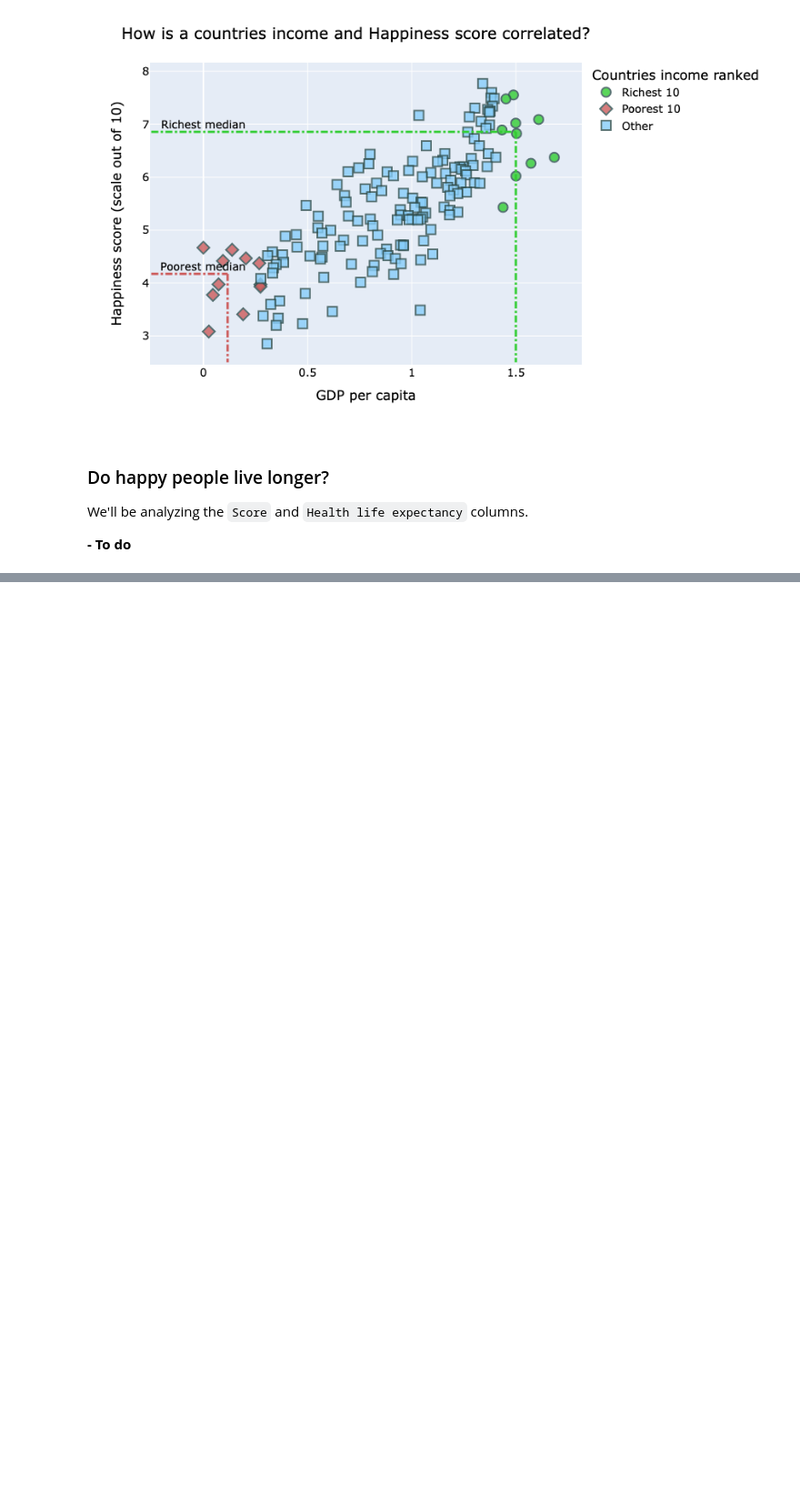
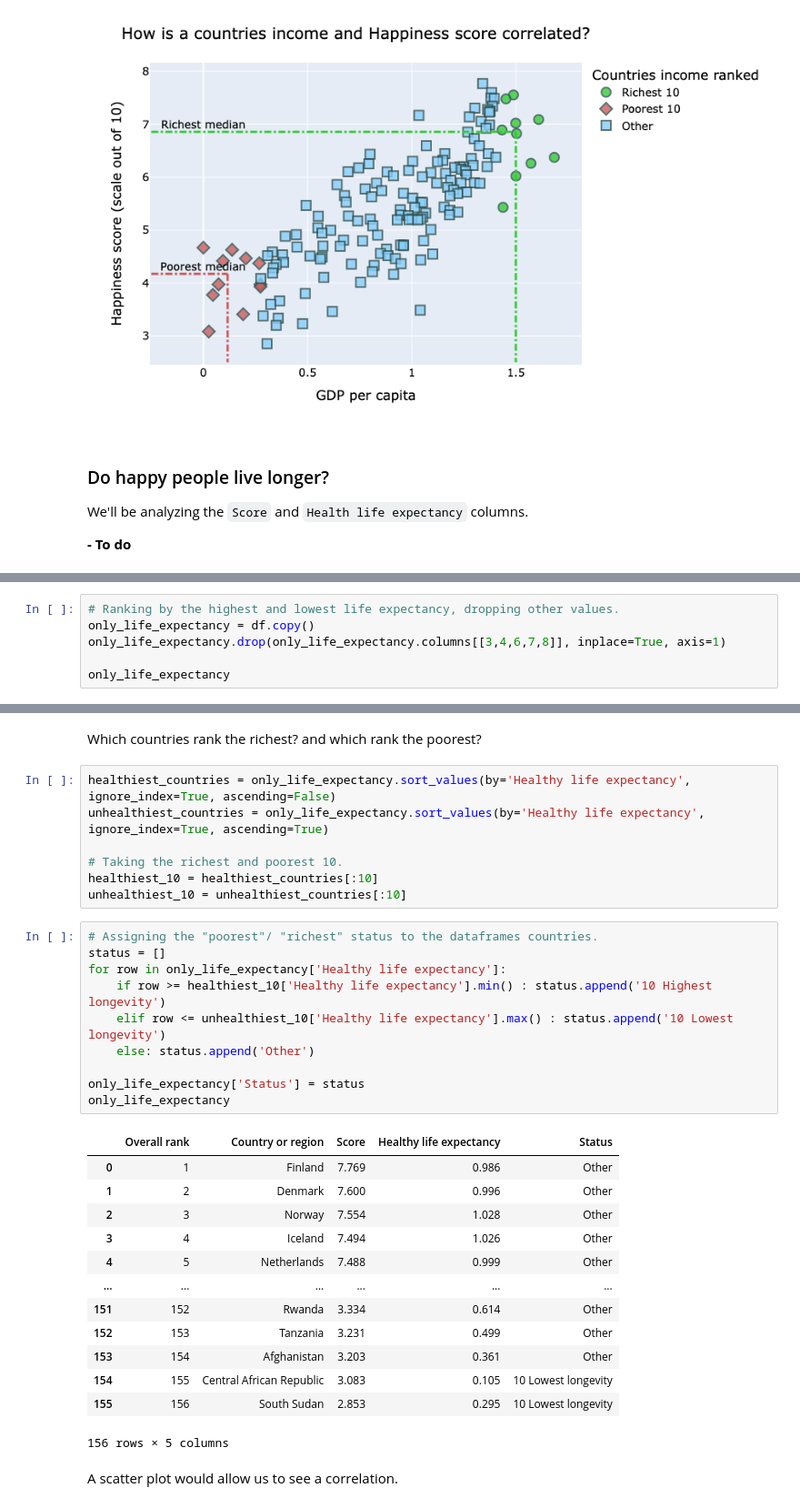
Before and after one commit to Oldault/World-Happiness-Report, a Jupyter notebook: World Happiness.ipynb, the cells around one changed output, grey strips where cells are left out. Shown at 91% size. Cells and saved outputs as stored; diff of their text form; blank space fills up the shorter version.

Commit message:
Longevity correlation added.

```diff
--- a/World Happiness.ipynb
+++ b/World Happiness.ipynb
@@ -239,0 +235,6 @@ We'll be analyzing the `Score` and `Perception of corruptions` columns.
+# %%
+# Ranking by the highest and lowest life expectancy, dropping other values.
+only_life_expectancy = df.copy()
+only_life_expectancy.drop(only_life_expectancy.columns[[3,4,6,7,8]], inplace=True, axis=1)
+
+only_life_expectancy
@@ -239,0 +255,35 @@ We'll be analyzing the `Score` and `Perception of corruptions` columns.
+# %% [markdown]
+Which countries rank the richest? and which rank the poorest?
+# %%
+healthiest_countries = only_life_expectancy.sort_values(by='Healthy life expectancy', ignore_index=True, ascending=False)
+unhealthiest_countries = only_life_expectancy.sort_values(by='Healthy life expectancy', ignore_index=True, ascending=True)
+
+# Taking the richest and poorest 10.
+healthiest_10 = healthiest_countries[:10]
+unhealthiest_10 = unhealthiest_countries[:10]
+# %%
+# Assigning the "poorest"/ "richest" status to the dataframes countries.
+status = []
+for row in only_life_expectancy['Healthy life expectancy']:
+    if row >= healthiest_10['Healthy life expectancy'].min() : status.append('10 Highest longevity')
+    elif row <= unhealthiest_10['Healthy life expectancy'].max() : status.append('10 Lowest longevity')
+    else: status.append('Other')
+
+only_life_expectancy['Status'] = status
+only_life_expectancy
+# %% [output]
+|  | Overall rank | Country or region | Score | Healthy life expectancy | Status |
+| 0 | 1 | Finland | 7.769 | 0.986 | Other |
+| 1 | 2 | Denmark | 7.600 | 0.996 | Other |
+| 2 | 3 | Norway | 7.554 | 1.028 | Other |
+| 3 | 4 | Iceland | 7.494 | 1.026 | Other |
+| 4 | 5 | Netherlands | 7.488 | 0.999 | Other |
+| ... | ... | ... | ... | ... | ... |
+| 151 | 152 | Rwanda | 3.334 | 0.614 | Other |
+| 152 | 153 | Tanzania | 3.231 | 0.499 | Other |
+| 153 | 154 | Afghanistan | 3.203 | 0.361 | Other |
+| 154 | 155 | Central African Republic | 3.083 | 0.105 | 10 Lowest longevity |
+| 155 | 156 | South Sudan | 2.853 | 0.295 | 10 Lowest longevity |
+156 rows × 5 columns
+# %% [markdown]
+A scatter plot would allow us to see a correlation.
```
Also changed, not shown: parts of 4 cells of this notebook, 1 other file.
